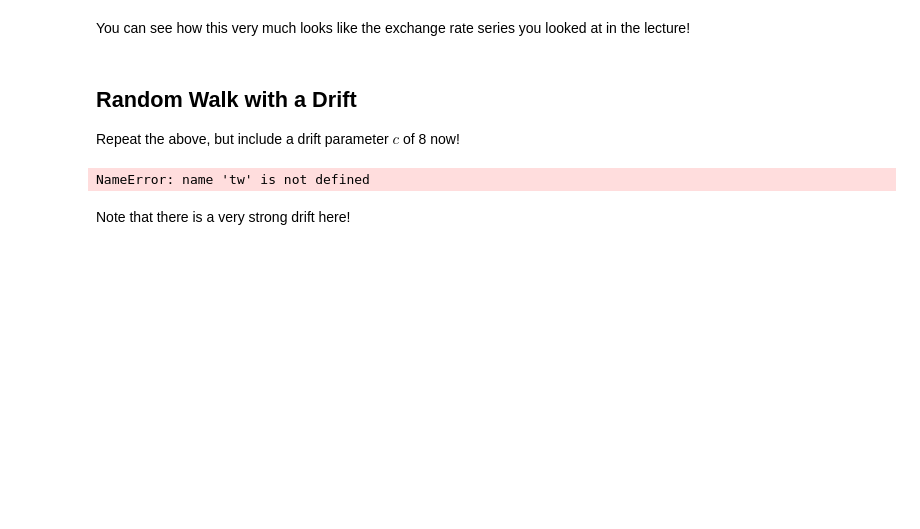
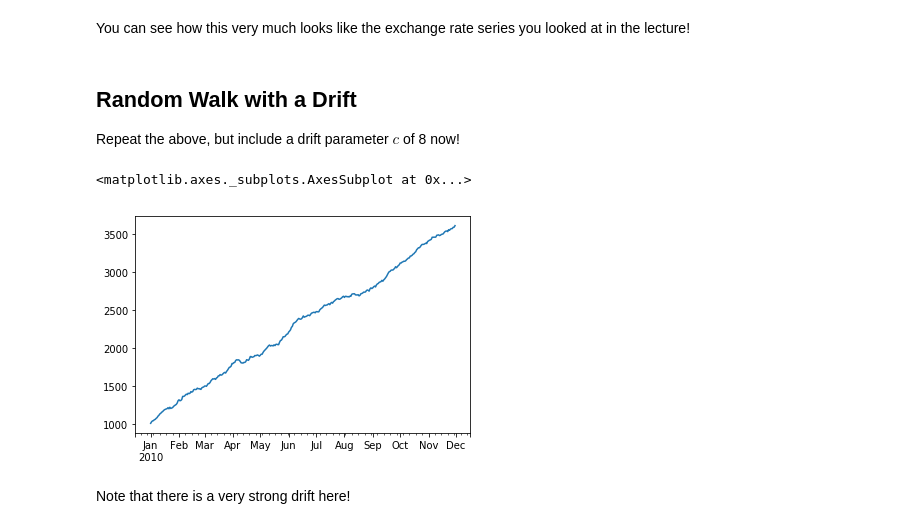
Before and after one commit to minotaur142/dsc-basic-time-series-models-lab-nyc-ds-060319, a Jupyter notebook: index.ipynb, the cells around one changed output. Drawn from its saved outputs; the diff is of its cells as text; code cells hidden in the pictures; blank space fills up the shorter version.

```diff
--- a/index.ipynb
+++ b/index.ipynb
@@ -152,16 +152,17 @@ Repeat the above, but include a drift parameter $c$ of 8 now!
 # %%
 # your code here
 Y0 = 1000
 wn = np.random.normal(0,10,len(ts))
 rw = []
 for i in range(len(ts)):
     Y1 = Y0 + wn[i] + 8
     rw.append(Y1)
     Y0 = Y1
 ts['DriftValue'] = rw
-tw.DriftValue.plot()
+ts.DriftValue.plot()
 # %% [output]
-NameError: name 'tw' is not defined
+<matplotlib.axes._subplots.AxesSubplot at 0x...>
+[figure, added]
 # %% [markdown]
 Note that there is a very strong drift here!
 # %% [markdown]
```
